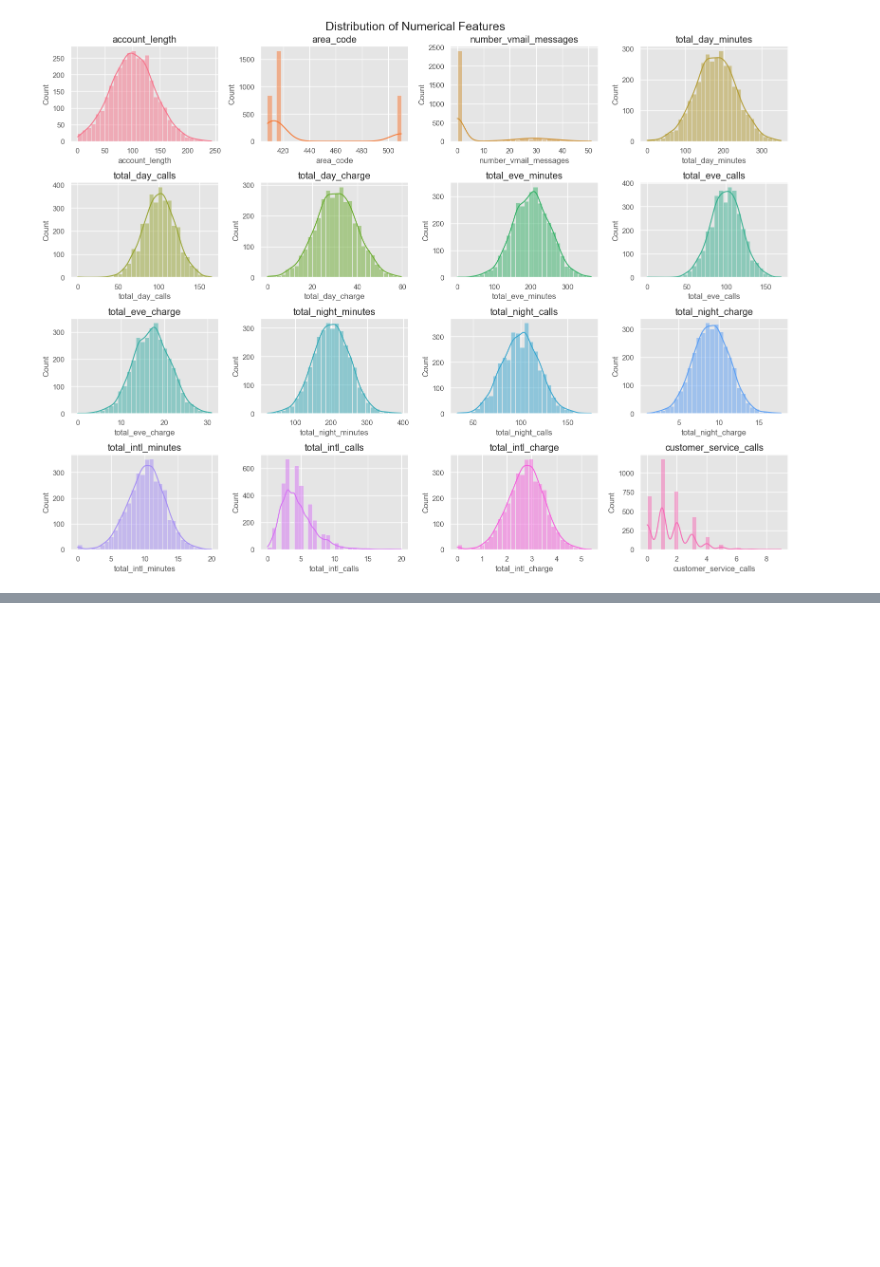
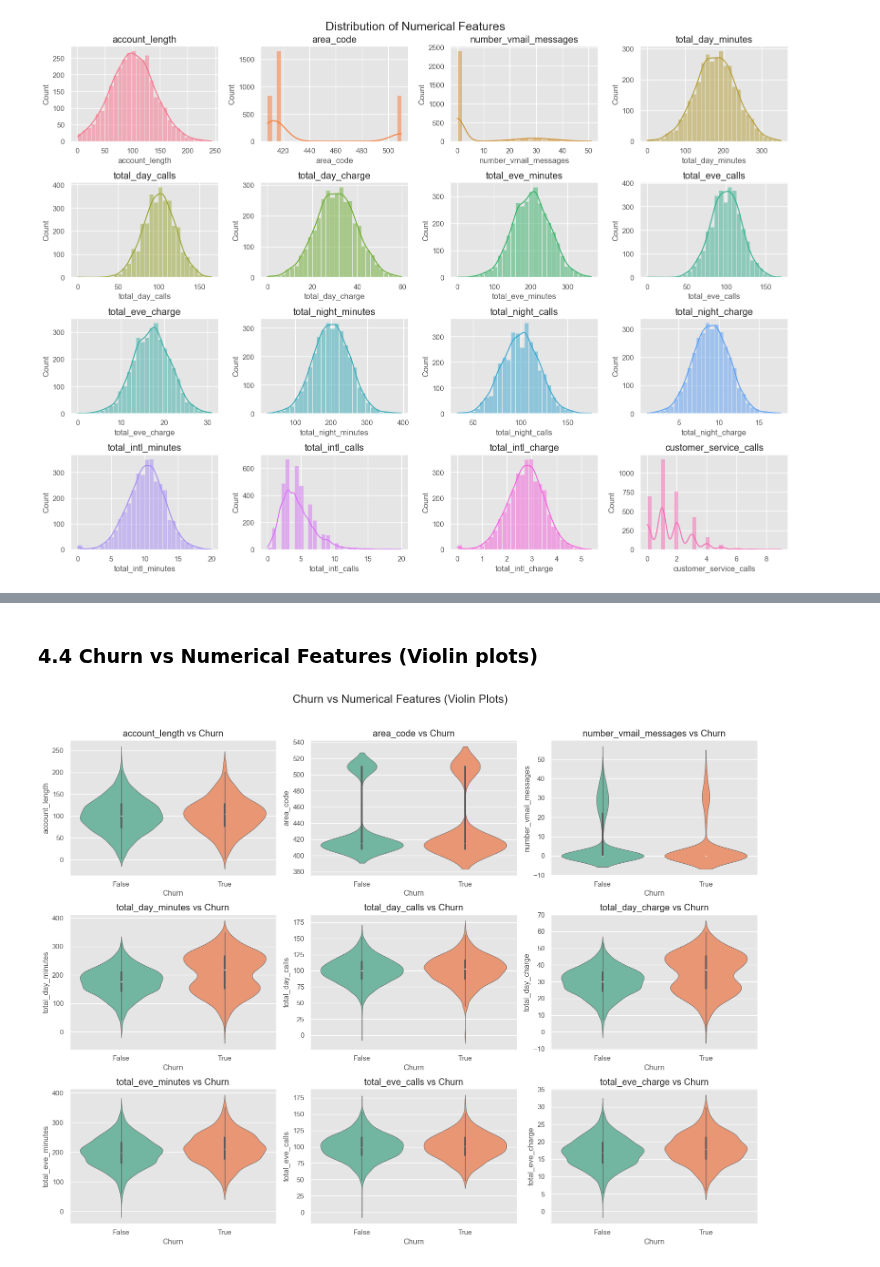
Before and after one commit to Mathews-Odongo/Customer_Churn, a Jupyter notebook: notebooks/Customer_churn.ipynb, the cells around one changed output, grey strips where cells are left out. Cells and saved outputs as stored; diff of their text form; code cells hidden in the pictures; blank space fills up the shorter version.

```diff
--- a/notebooks/Customer_churn.ipynb
+++ b/notebooks/Customer_churn.ipynb
@@ -277,0 +308,16 @@ plt.show()
+# %% [markdown]
+### 4.4 Churn vs Numerical Features (Violin plots)
+# %%
+plt.figure(figsize=(16, 12))
+for i, col in enumerate(numeric_cols[:9]):
+    plt.subplot(3, 3, i + 1)
+    sns.violinplot(x='churn', y=col, data=df, hue='churn', palette='Set2', legend=False)
+    plt.title(f'{col} vs Churn')
+    plt.xlabel('Churn')
+    plt.ylabel(col)
+
+plt.suptitle("Churn vs Numerical Features (Violin Plots)", fontsize=18, y=1.02)
+plt.tight_layout()
+plt.show()
+# %% [output]
+[figure, added]
```
Also changed, not shown: parts of 13 cells of this notebook.
